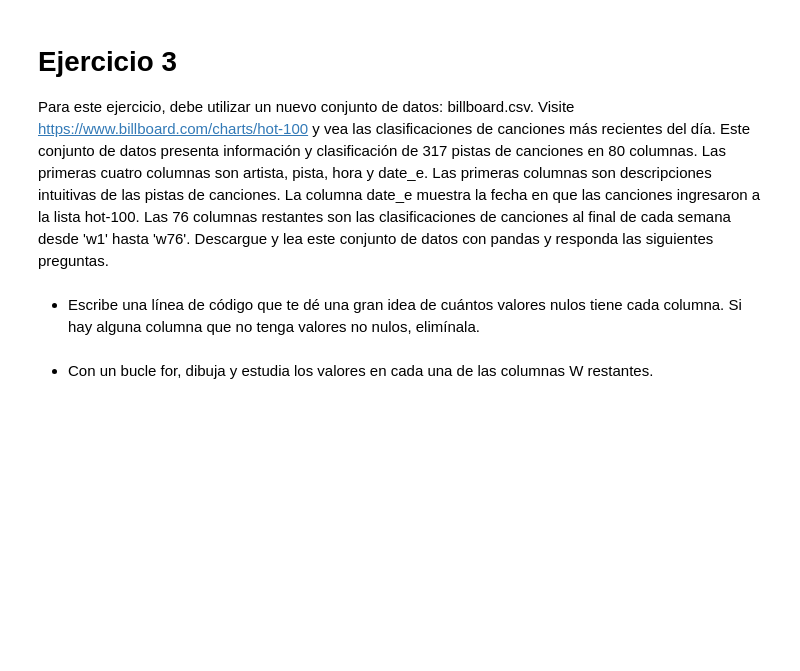
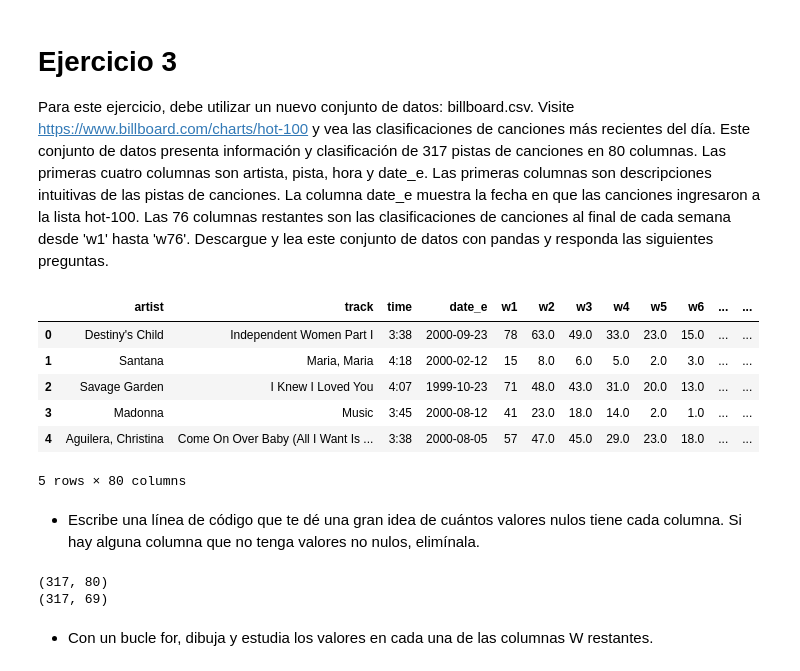
Before and after one commit to AlexDotel/PreprocesamientoPractica, a Jupyter notebook: Ejercicios_Preprocesamiento.ipynb, the cells around one changed output. Drawn from its saved outputs; the diff is of its cells as text; code cells hidden in the pictures; blank space fills up the shorter version.

```diff
--- a/Ejercicios_Preprocesamiento.ipynb
+++ b/Ejercicios_Preprocesamiento.ipynb
@@ -144,7 +166,29 @@ print(mlt_seris.iloc[12])
 # %% [markdown]
 # Ejercicio 3
 Para este ejercicio, debe utilizar un nuevo conjunto de datos: billboard.csv. Visite https://www.billboard.com/charts/hot-100 y vea las clasificaciones de canciones más recientes del día. Este conjunto de datos presenta información y clasificación de 317 pistas de canciones en 80 columnas. Las primeras cuatro columnas son artista, pista, hora y date_e. Las primeras columnas son descripciones intuitivas de las pistas de canciones. La columna date_e muestra la fecha en que las canciones ingresaron a la lista hot-100. Las 76 columnas restantes son las clasificaciones de canciones al final de cada semana desde 'w1' hasta 'w76'. Descargue y lea este conjunto de datos con pandas y responda las siguientes preguntas.
+# %%
+billboard  = pd.read_csv('billboard.csv')
+billboard.head(5)
+# %% [output]
+|  | artist | track | time | date_e | w1 | w2 | w3 | w4 | w5 | w6 | ... | ... |
+| 0 | Destiny's Child | Independent Women Part I | 3:38 | 2000-09-23 | 78 | 63.0 | 49.0 | 33.0 | 23.0 | 15.0 | ... | ... |
+| 1 | Santana | Maria, Maria | 4:18 | 2000-02-12 | 15 | 8.0 | 6.0 | 5.0 | 2.0 | 3.0 | ... | ... |
+| 2 | Savage Garden | I Knew I Loved You | 4:07 | 1999-10-23 | 71 | 48.0 | 43.0 | 31.0 | 20.0 | 13.0 | ... | ... |
+| 3 | Madonna | Music | 3:45 | 2000-08-12 | 41 | 23.0 | 18.0 | 14.0 | 2.0 | 1.0 | ... | ... |
+| 4 | Aguilera, Christina | Come On Over Baby (All I Want Is ... | 3:38 | 2000-08-05 | 57 | 47.0 | 45.0 | 29.0 | 23.0 | 18.0 | ... | ... |
+5 rows × 80 columns
 # %% [markdown]
 - Escribe una línea de código que te dé una gran idea de cuántos valores nulos tiene cada columna. Si hay alguna columna que no tenga valores no nulos, elimínala.
+# %%
+#Cuantos valores nulos hay en cada columna
+# print(billboard.isnull().sum())
+print(billboard.shape)
+
+#Eliminamos las filas que solo tienen valores nulos
+billboard.dropna(axis= 1, how='all', inplace=True)
+print(billboard.shape)
+# %% [output]
+(317, 80)
+(317, 69)
 # %% [markdown]
 - Con un bucle for, dibuja y estudia los valores en cada una de las columnas W restantes.
```
Also changed, not shown: parts of 20 cells of this notebook.
